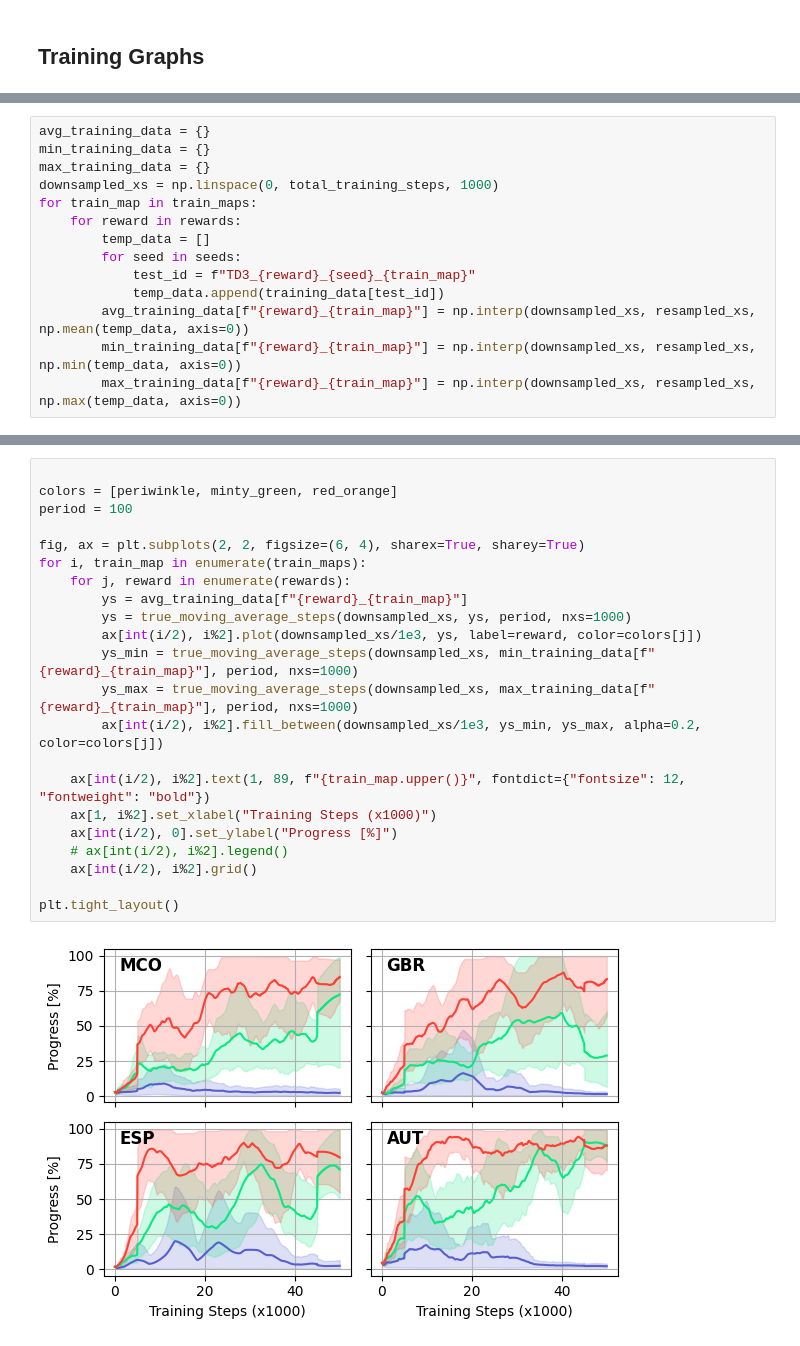
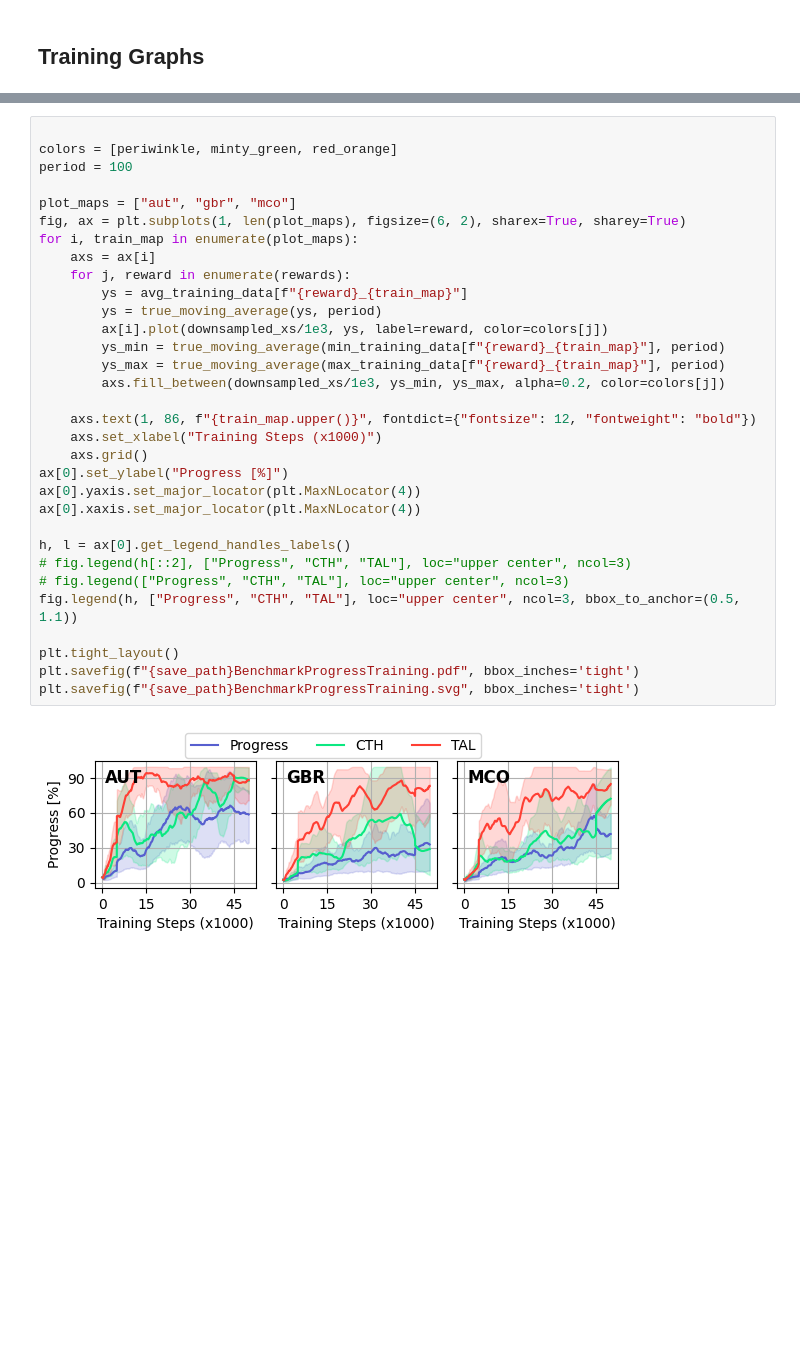
Before and after one commit to BDEvan5/f1tenth_benchmarks, a Jupyter notebook: Notebooks/drl_results.ipynb, the cells around one changed output, grey strips where cells are left out. Cells and saved outputs as stored; diff of their text form; blank space fills up the shorter version.

```diff
--- a/Notebooks/drl_results.ipynb
+++ b/Notebooks/drl_results.ipynb
@@ -55,14 +76,0 @@ for train_map in train_maps:
-# %%
-avg_training_data = {}
-min_training_data = {}
-max_training_data = {}
-downsampled_xs = np.linspace(0, total_training_steps, 1000)
-for train_map in train_maps:
-    for reward in rewards:
-        temp_data = []
-        for seed in seeds:
-            test_id = f"TD3_{reward}_{seed}_{train_map}"
-            temp_data.append(training_data[test_id])
-        avg_training_data[f"{reward}_{train_map}"] = np.interp(downsampled_xs, resampled_xs, np.mean(temp_data, axis=0))
-        min_training_data[f"{reward}_{train_map}"] = np.interp(downsampled_xs, resampled_xs, np.min(temp_data, axis=0))
-        max_training_data[f"{reward}_{train_map}"] = np.interp(downsampled_xs, resampled_xs, np.max(temp_data, axis=0))
@@ -80,24 +77,34 @@ def true_moving_average_steps(x_data, y_data, period, nxs=1000):
 # %%
 
 colors = [periwinkle, minty_green, red_orange]
 period = 100
 
-fig, ax = plt.subplots(2, 2, figsize=(6, 4), sharex=True, sharey=True)
-for i, train_map in enumerate(train_maps):
+plot_maps = ["aut", "gbr", "mco"]
+fig, ax = plt.subplots(1, len(plot_maps), figsize=(6, 2), sharex=True, sharey=True)
+for i, train_map in enumerate(plot_maps):
+    axs = ax[i]
     for j, reward in enumerate(rewards):
         ys = avg_training_data[f"{reward}_{train_map}"]
-        ys = true_moving_average_steps(downsampled_xs, ys, period, nxs=1000)
-        ax[int(i/2), i%2].plot(downsampled_xs/1e3, ys, label=reward, color=colors[j])
-        ys_min = true_moving_average_steps(downsampled_xs, min_training_data[f"{reward}_{train_map}"], period, nxs=1000)
-        ys_max = true_moving_average_steps(downsampled_xs, max_training_data[f"{reward}_{train_map}"], period, nxs=1000)
-        ax[int(i/2), i%2].fill_between(downsampled_xs/1e3, ys_min, ys_max, alpha=0.2, color=colors[j])
+        ys = true_moving_average(ys, period)
+        ax[i].plot(downsampled_xs/1e3, ys, label=reward, color=colors[j])
+        ys_min = true_moving_average(min_training_data[f"{reward}_{train_map}"], period)
+        ys_max = true_moving_average(max_training_data[f"{reward}_{train_map}"], period)
+        axs.fill_between(downsampled_xs/1e3, ys_min, ys_max, alpha=0.2, color=colors[j])
 
-    ax[int(i/2), i%2].text(1, 89, f"{train_map.upper()}", fontdict={"fontsize": 12, "fontweight": "bold"})
-    ax[1, i%2].set_xlabel("Training Steps (x1000)")
-    ax[int(i/2), 0].set_ylabel("Progress [%]")
-    # ax[int(i/2), i%2].legend()
-    ax[int(i/2), i%2].grid()
+    axs.text(1, 86, f"{train_map.upper()}", fontdict={"fontsize": 12, "fontweight": "bold"})
+    axs.set_xlabel("Training Steps (x1000)")
+    axs.grid()
+ax[0].set_ylabel("Progress [%]")
+ax[0].yaxis.set_major_locator(plt.MaxNLocator(4))
+ax[0].xaxis.set_major_locator(plt.MaxNLocator(4))
+
+h, l = ax[0].get_legend_handles_labels()
+# fig.legend(h[::2], ["Progress", "CTH", "TAL"], loc="upper center", ncol=3)
+# fig.legend(["Progress", "CTH", "TAL"], loc="upper center", ncol=3)
+fig.legend(h, ["Progress", "CTH", "TAL"], loc="upper center", ncol=3, bbox_to_anchor=(0.5, 1.1))
 
 plt.tight_layout()
+plt.savefig(f"{save_path}BenchmarkProgressTraining.pdf", bbox_inches='tight')
+plt.savefig(f"{save_path}BenchmarkProgressTraining.svg", bbox_inches='tight')
 # %% [output]
-[figure, old version]
+[figure, new version]
```
Also changed, not shown: parts of 10 cells of this notebook, 2 other files.
